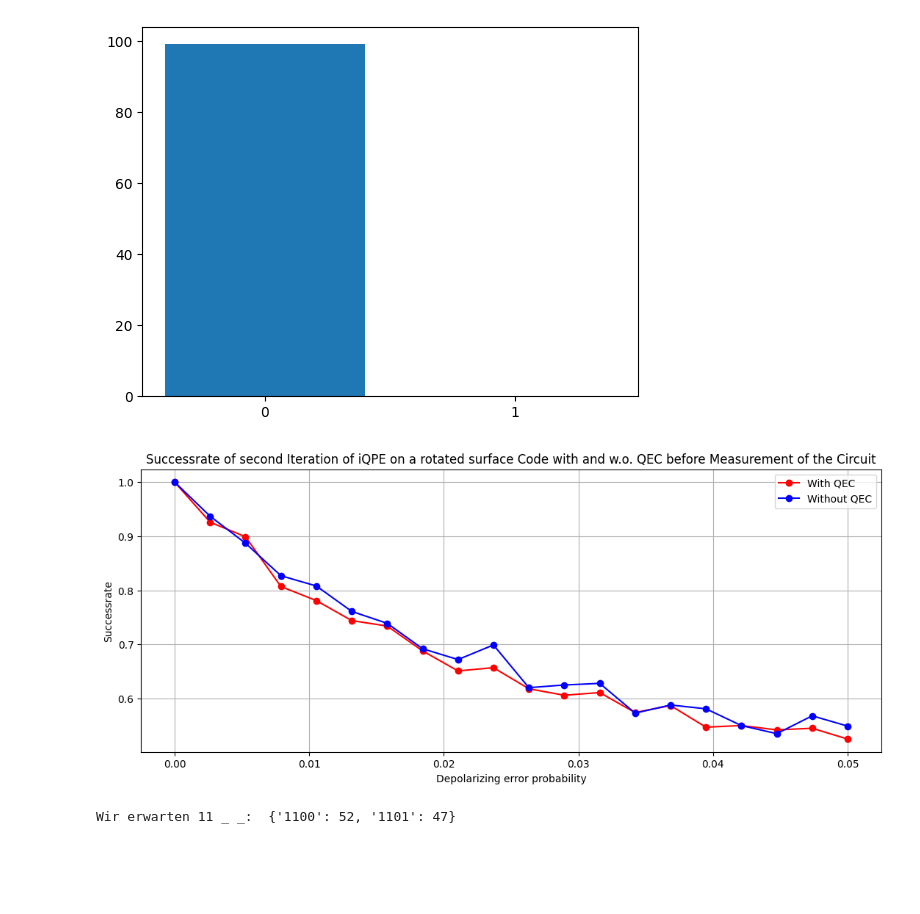
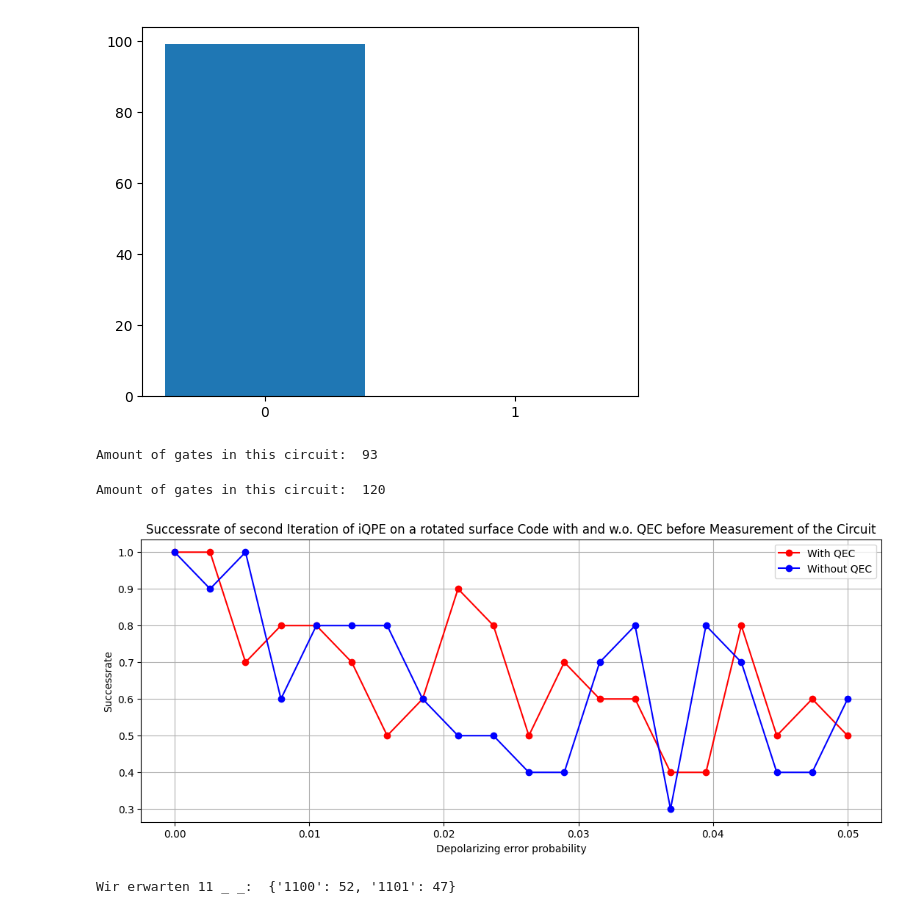
Before and after one commit to RicemanBoy/qc_researchproject, a Jupyter notebook: Rotated Surface Code/Eigener Surface Code.ipynb, the cells around one changed output. Drawn from its saved outputs; the diff is of its cells as text; code cells hidden in the pictures; blank space fills up the shorter version.

```diff
--- a/Rotated Surface Code/Eigener Surface Code.ipynb
+++ b/Rotated Surface Code/Eigener Surface Code.ipynb
@@ -17,0 +13,3 @@ from qiskit_aer.noise import (NoiseModel, QuantumError, ReadoutError,
+# %%
+matrix = ([[2**(-0.5),2**(-0.5)],[2**(-0.5),-2**(-0.5)]])
+h_ideal = UnitaryGate(matrix)
@@ -951,7 +892,7 @@ dep_error = depolarizing_error(depolarizing_prob, 1)
 dep_error_2q = depolarizing_error(depolarizing_prob, 2)
 
 noise_model = NoiseModel()
-noise_model.add_all_qubit_quantum_error(dep_error, ['x', "z",'h',"s","t","tdg","sdg"])  # Apply to single-qubit gates
+noise_model.add_all_qubit_quantum_error(dep_error, ['x', "z",'h'])  # Apply to single-qubit gates
 noise_model.add_all_qubit_quantum_error(dep_error_2q, ["cx"])  # Apply to 2-qubit gates
 # %%
 qc = rot_surf_code(1)
@@ -1421,26 +1362,38 @@ Wir erwarten 0 _ _ _:  {'0000': 51, '0001': 48}
 Erfolgsrate:  1.0
 <BarContainer object of 2 artists>
 [figure]
+# %%
+qc = rot_surf_code(2)
+ancilla = qc.num_qubits - 3
+qc = X_L(qc, n = 1)
+qc = Hadamard(qc, 0)
+qc = control_S_L(qc,"10",control = 0, target = 1)
+#qc = QEC(qc, True, pos = 0, iterations=1)
+
+
+gates(qc)
+# %% [output]
+Amount of gates in this circuit:  93
 # %%
-shots = 1000
+shots = 10
 x = np.linspace(0,0.05,20)
 y = []
 y_no_QEC = []
 for i in x:
     depolarizing_prob = i
     dep_error = depolarizing_error(depolarizing_prob, 1)
-    dep_error_2q = depolarizing_error(depolarizing_prob, 2)
+    dep_error_2q = depolarizing_error(depolarizing_prob, 2)         #"s","t","tdg","sdg"
     noise_model = NoiseModel()
-    noise_model.add_all_qubit_quantum_error(dep_error, ['x', "z",'h',"s","t","tdg","sdg"])  # Apply to single-qubit gates
+    noise_model.add_all_qubit_quantum_error(dep_error, ['x',"z",'h'])  # Apply to single-qubit gates
     noise_model.add_all_qubit_quantum_error(dep_error_2q, ["cx"])  # Apply to 2-qubit gates
 
     qc = rot_surf_code(2)
-    ancilla = qc.num_qubits - 2
+    ancilla = qc.num_qubits - 3
     qc = X_L(qc, n = 1)
     qc = Hadamard(qc, 0)
+    qc = control_S_L(qc,"10",control = 0, target = 1)
     qc = QEC(qc, True, pos = 0, iterations=1)
-    qc = control_S_L(qc,"00",control = 0, target = 1)
-    qc = adjoint_S_L(qc, hadamard=True, pos = 0)
+    qc = adjoint_S_L(qc, had=True, pos = 0)
     qc = Hadamard(qc, 0)
     qc.reset(ancilla)
     qc = Z_parity(qc, pos = 0)
@@ -1465,11 +1418,11 @@ for i in x:
     y.append(Erfolgsrate)
     ######################################## Nochmal aber ohne QEC
     qc = rot_surf_code(2)
-    ancilla = qc.num_qubits - 2
+    ancilla = qc.num_qubits - 3
     qc = X_L(qc, n = 1)
     qc = Hadamard(qc, 0)
-    qc = control_S_L(qc,"00",control = 0, target = 1)
-    qc = adjoint_S_L(qc, hadamard=True, pos = 0)
+    qc = control_S_L(qc,"10",control = 0, target = 1)
+    qc = adjoint_S_L(qc, had=True, pos = 0)
     qc = Hadamard(qc, 0)
     qc.reset(ancilla)
     qc = Z_parity(qc, pos = 0)
@@ -1478,36 +1431,39 @@ for i in x:
 
     sim = AerSimulator()
     job = sim.run(qc, noise_model = noise_model, shots=shots)
     result = job.result()
     counts = result.get_counts()
 
     x_old = list(counts.keys())
     x_old = [j[0] for j in x_old]
     y_old = list(counts.values())
 
     success  =  0
     for j in range(len(x_old)):
         if x_old[j] == "0":
             success += y_old[j]
 
     Erfolgsrate = success/shots
     y_no_QEC.append(Erfolgsrate)
 
-data = np.array((x,y,y_no_QEC))
-np.savetxt("iQPE_2nd_step_1000shots.txt", data, delimiter=",")
+#data = np.array((x,y,y_no_QEC))
+#np.savetxt("iQPE_2nd_step_1000shots.txt", data, delimiter=",")
+
+gates(qc)
 
 fig, ax = plt.subplots(figsize=(13,5))
 
 ax.plot(x,y,label = "With QEC", color="red", marker = "o")
 ax.plot(x,y_no_QEC, label = "Without QEC", color="blue", marker = "o")
 plt.title("Successrate of second Iteration of iQPE on a rotated surface Code with and w.o. QEC before Measurement of the Circuit")
 plt.xlabel("Depolarizing error probability")
 plt.ylabel("Successrate")
 plt.grid()
 plt.legend()
 plt.show()
 # %% [output]
+Amount of gates in this circuit:  120
-[figure, old version]
+[figure, new version]
 # %%
 #Implementation von iQPE für 2 Iterationen mit Theta=270°
 
```
Also changed, not shown: parts of 6 cells of this notebook, 2 other files.
